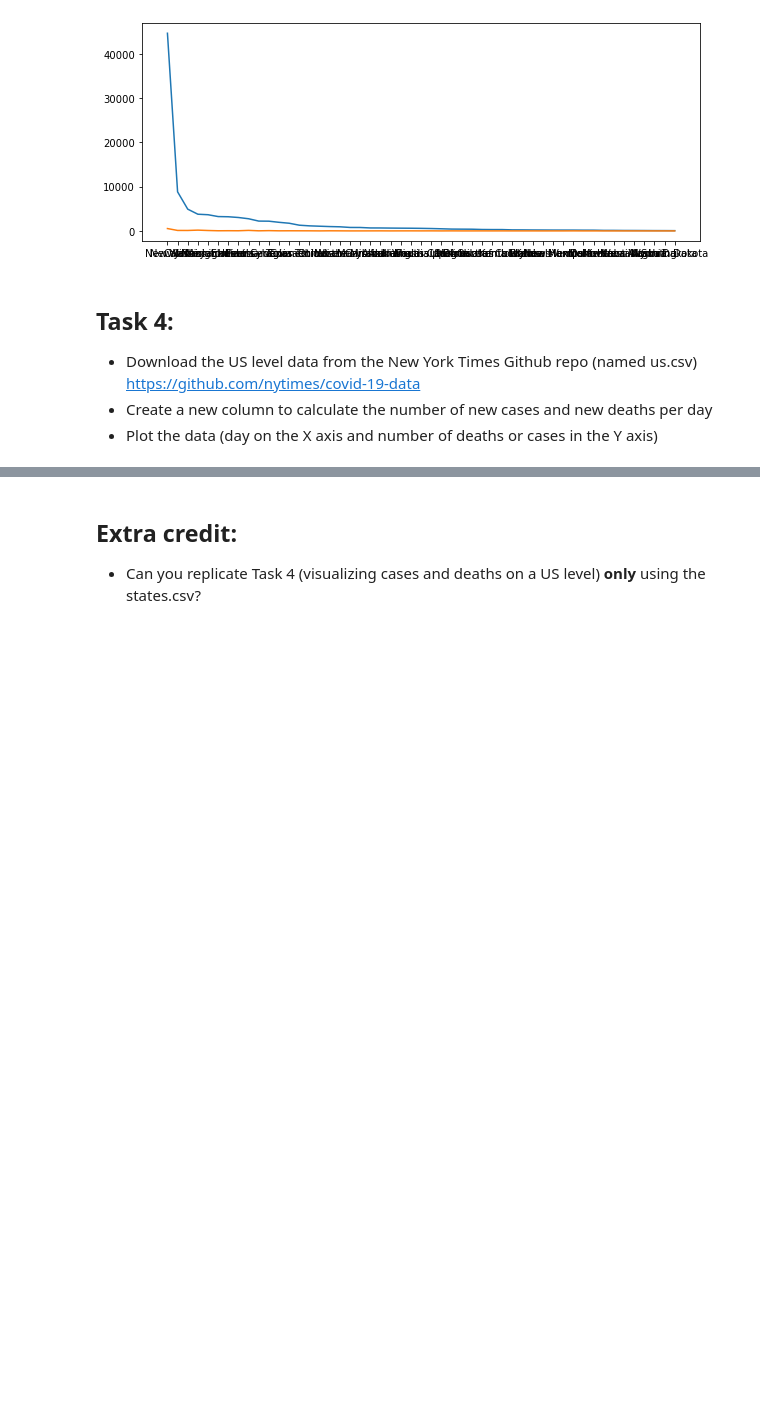
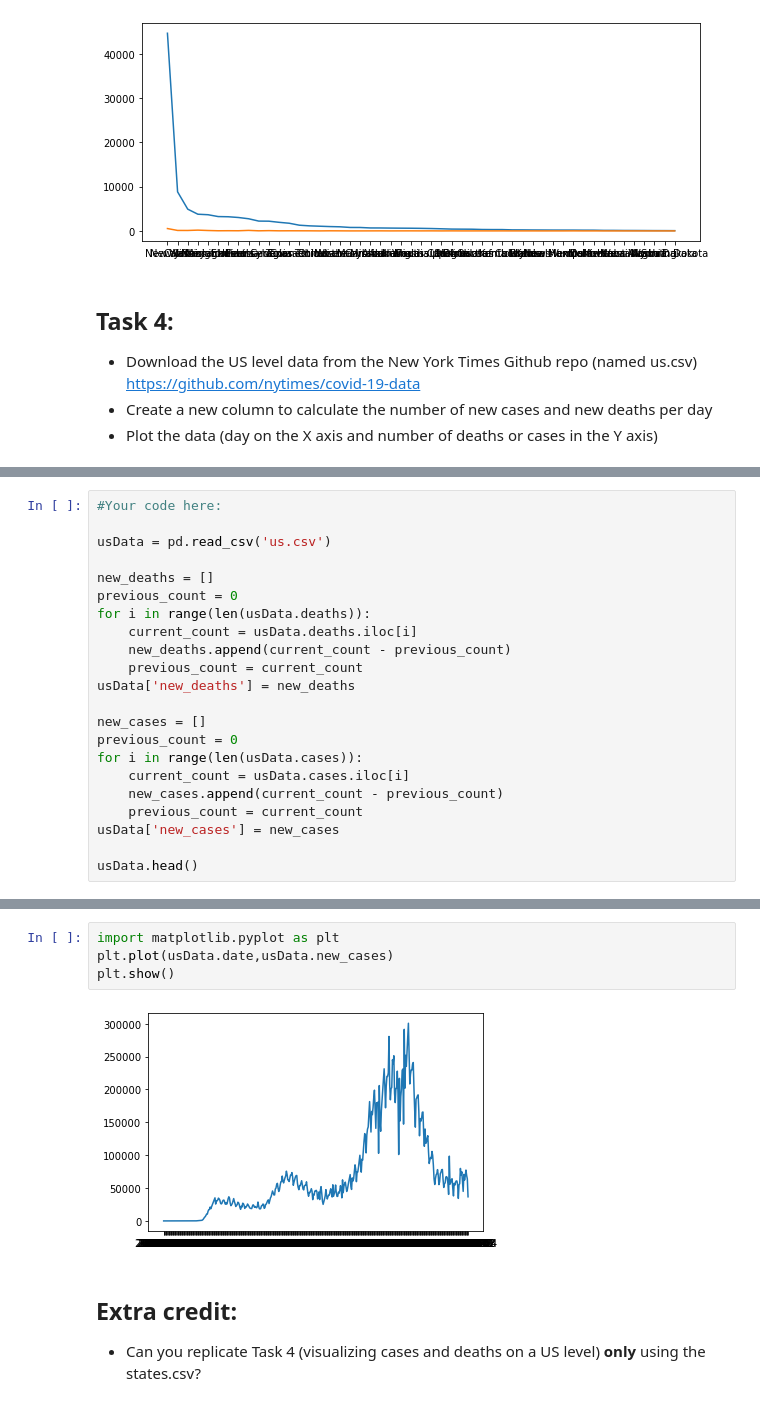
Before and after one commit to zw1756/class8, a Jupyter notebook: class_8.ipynb, the cells around one changed output, grey strips where cells are left out. Saved outputs shown, nothing was run; the diff lists cells and outputs as text; blank space fills up the shorter version.

```diff
--- a/class_8.ipynb
+++ b/class_8.ipynb
@@ -680,0 +677,22 @@ usData = pd.read_csv('us.csv')
+# %%
+#Your code here:
+
+usData = pd.read_csv('us.csv')
+
+new_deaths = []
+previous_count = 0
+for i in range(len(usData.deaths)):
+    current_count = usData.deaths.iloc[i]
+    new_deaths.append(current_count - previous_count)
+    previous_count = current_count
+usData['new_deaths'] = new_deaths
+
+new_cases = []
+previous_count = 0
+for i in range(len(usData.cases)):
+    current_count = usData.cases.iloc[i]
+    new_cases.append(current_count - previous_count)
+    previous_count = current_count
+usData['new_cases'] = new_cases
+
+usData.head()
@@ -681,3 +706,9 @@ usData = pd.read_csv('us.csv')
+# %%
+import matplotlib.pyplot as plt
+plt.plot(usData.date,usData.new_cases)
+plt.show()
+# %% [output]
+[figure, added]
 # %% [markdown]
 
 ## Extra credit:
```
Also changed, not shown: parts of 5 cells of this notebook.
